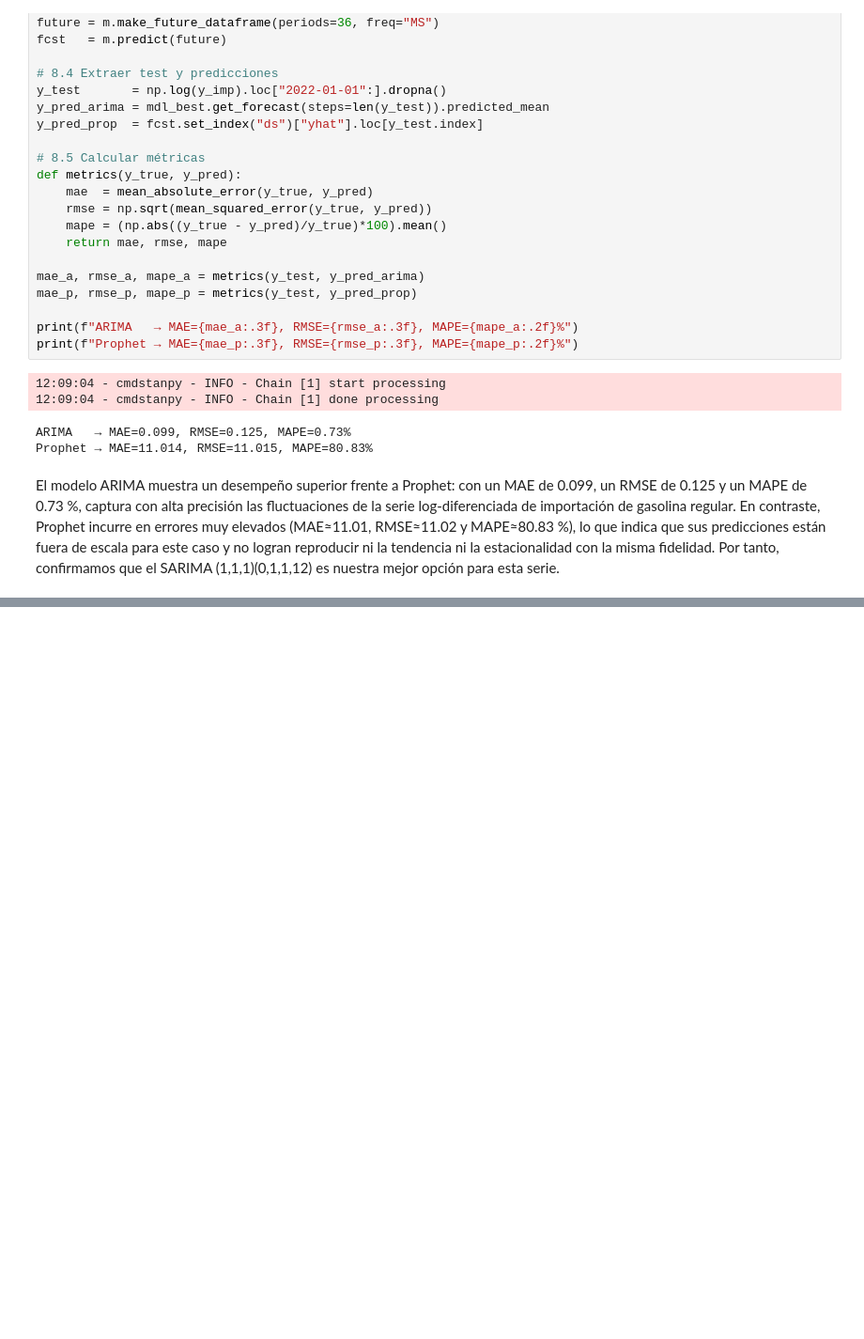
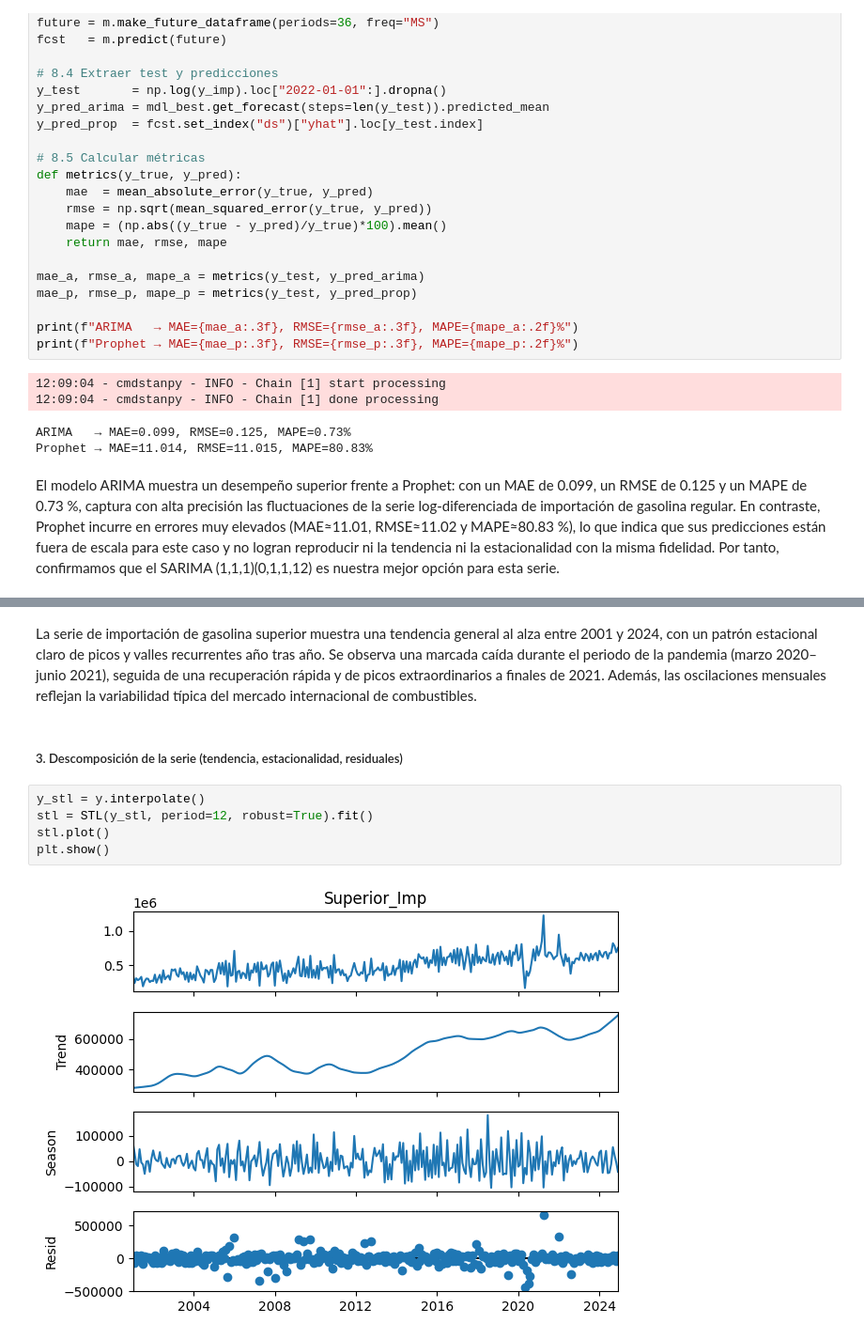
Before and after one commit to EstebanZG999/Lab1_DS, a Jupyter notebook: src/modelos_univariantes.ipynb, the cells around one changed output, grey strips where cells are left out. Shown at 94% size. Cells and saved outputs as stored; diff of their text form; blank space fills up the shorter version.

```diff
--- a/src/modelos_univariantes.ipynb
+++ b/src/modelos_univariantes.ipynb
@@ -1197,0 +1302,11 @@ El modelo ARIMA muestra un desempeño superior frente a Prophet: con un MAE de 0
+# %% [markdown]
+La serie de importación de gasolina superior muestra una tendencia general al alza entre 2001 y 2024, con un patrón estacional claro de picos y valles recurrentes año tras año. Se observa una marcada caída durante el periodo de la pandemia (marzo 2020–junio 2021), seguida de una recuperación rápida y de picos extraordinarios a finales de 2021. Además, las oscilaciones mensuales reflejan la variabilidad típica del mercado internacional de combustibles.
+# %% [markdown]
+##### 3. Descomposición de la serie (tendencia, estacionalidad, residuales)
+# %%
+y_stl = y.interpolate()
+stl = STL(y_stl, period=12, robust=True).fit()
+stl.plot()
+plt.show()
+# %% [output]
+[figure, added]
```
Also changed, not shown: parts of 29 cells of this notebook.
